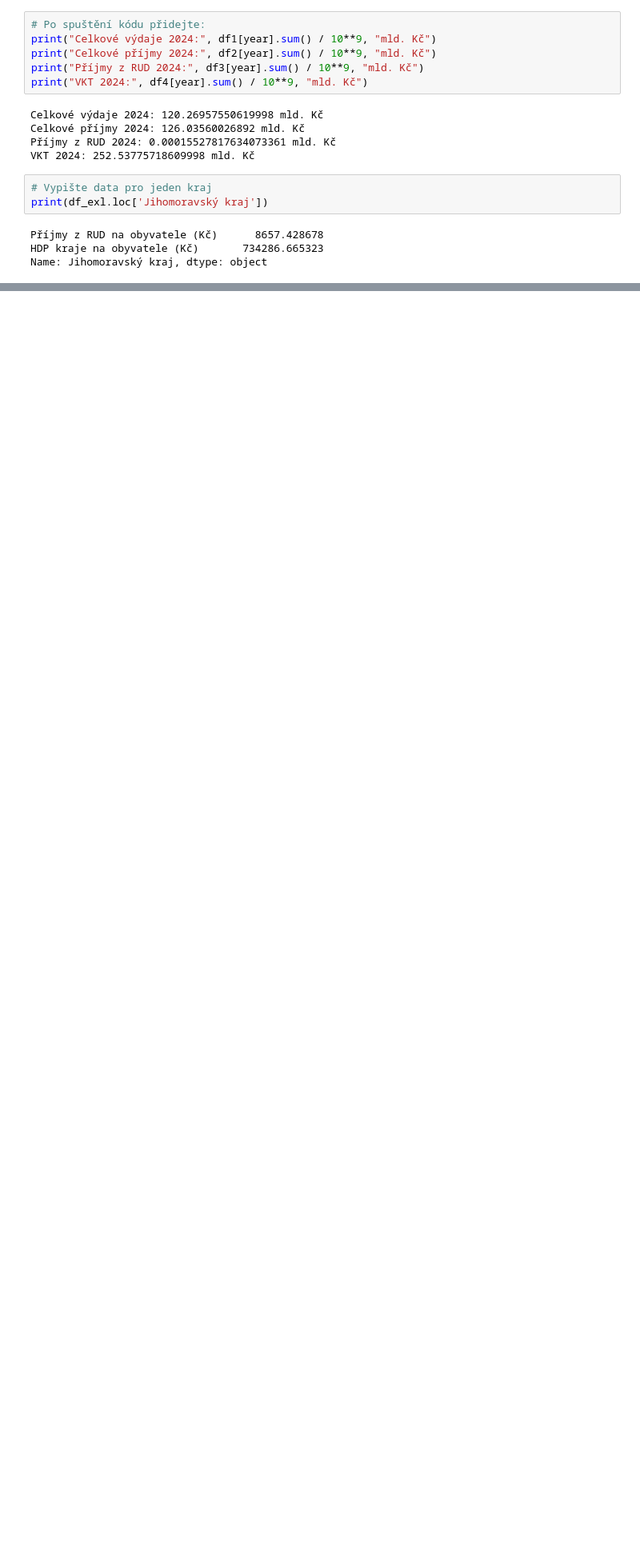
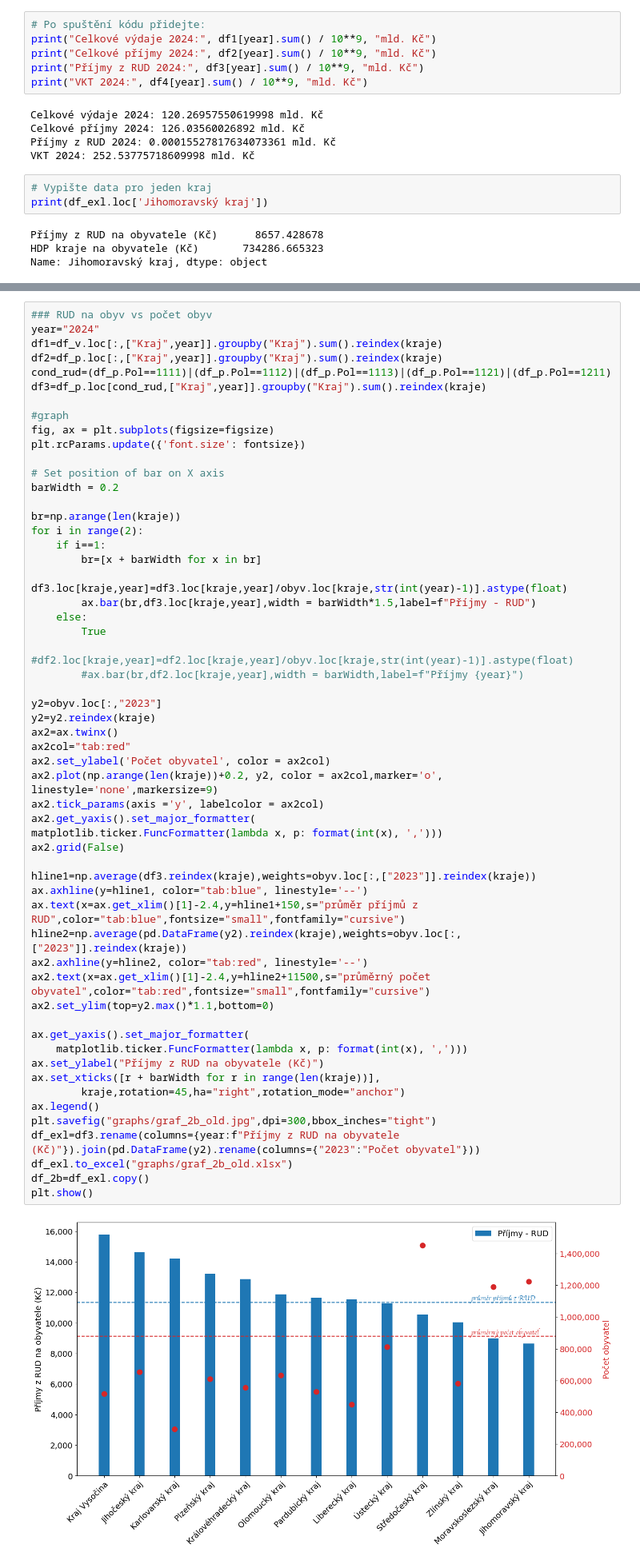
Before and after one commit to KrystofVVV/kraje_RUD, a Jupyter notebook: Untitled-1.ipynb, the cells around one changed output, grey strips where cells are left out. Shown at 80% size. Drawn from its saved outputs; the diff is of its cells as text; blank space fills up the shorter version.

```diff
--- a/Untitled-1.ipynb
+++ b/Untitled-1.ipynb
@@ -541,0 +584,58 @@ KeyError: '2025 (k 28.02.)'
+# %%
+### RUD na obyv vs počet obyv
+year="2024"
+df1=df_v.loc[:,["Kraj",year]].groupby("Kraj").sum().reindex(kraje)
+df2=df_p.loc[:,["Kraj",year]].groupby("Kraj").sum().reindex(kraje)
+cond_rud=(df_p.Pol==1111)|(df_p.Pol==1112)|(df_p.Pol==1113)|(df_p.Pol==1121)|(df_p.Pol==1211)
+df3=df_p.loc[cond_rud,["Kraj",year]].groupby("Kraj").sum().reindex(kraje)
+
+#graph
+fig, ax = plt.subplots(figsize=figsize)
+plt.rcParams.update({'font.size': fontsize})
+
+# Set position of bar on X axis
+barWidth = 0.2
+
+br=np.arange(len(kraje))
+for i in range(2):
+    if i==1:
+        br=[x + barWidth for x in br]
+        df3.loc[kraje,year]=df3.loc[kraje,year]/obyv.loc[kraje,str(int(year)-1)].astype(float)
+        ax.bar(br,df3.loc[kraje,year],width = barWidth*1.5,label=f"Příjmy - RUD")
+    else:
+        True
+        #df2.loc[kraje,year]=df2.loc[kraje,year]/obyv.loc[kraje,str(int(year)-1)].astype(float)
+        #ax.bar(br,df2.loc[kraje,year],width = barWidth,label=f"Příjmy {year}")
+
+y2=obyv.loc[:,"2023"]
+y2=y2.reindex(kraje)
+ax2=ax.twinx()
+ax2col="tab:red"
+ax2.set_ylabel('Počet obyvatel', color = ax2col)
+ax2.plot(np.arange(len(kraje))+0.2, y2, color = ax2col,marker='o', linestyle='none',markersize=9)
+ax2.tick_params(axis ='y', labelcolor = ax2col)
+ax2.get_yaxis().set_major_formatter(
+matplotlib.ticker.FuncFormatter(lambda x, p: format(int(x), ',')))
+ax2.grid(False)
+
+hline1=np.average(df3.reindex(kraje),weights=obyv.loc[:,["2023"]].reindex(kraje))
+ax.axhline(y=hline1, color="tab:blue", linestyle='--')
+ax.text(x=ax.get_xlim()[1]-2.4,y=hline1+150,s="průměr příjmů z RUD",color="tab:blue",fontsize="small",fontfamily="cursive")
+hline2=np.average(pd.DataFrame(y2).reindex(kraje),weights=obyv.loc[:,["2023"]].reindex(kraje))
+ax2.axhline(y=hline2, color="tab:red", linestyle='--')
+ax2.text(x=ax.get_xlim()[1]-2.4,y=hline2+11500,s="průměrný počet obyvatel",color="tab:red",fontsize="small",fontfamily="cursive")
+ax2.set_ylim(top=y2.max()*1.1,bottom=0)
+
+ax.get_yaxis().set_major_formatter(
+    matplotlib.ticker.FuncFormatter(lambda x, p: format(int(x), ',')))
+ax.set_ylabel("Příjmy z RUD na obyvatele (Kč)")
+ax.set_xticks([r + barWidth for r in range(len(kraje))],
+        kraje,rotation=45,ha="right",rotation_mode="anchor")
+ax.legend()
+plt.savefig("graphs/graf_2b_old.jpg",dpi=300,bbox_inches="tight")
+df_exl=df3.rename(columns={year:f"Příjmy z RUD na obyvatele (Kč)"}).join(pd.DataFrame(y2).rename(columns={"2023":"Počet obyvatel"}))
+df_exl.to_excel("graphs/graf_2b_old.xlsx")
+df_2b=df_exl.copy()
+plt.show()
+# %% [output]
+[figure, added]
```
Also changed, not shown: parts of 16 cells of this notebook, 44 other files.
